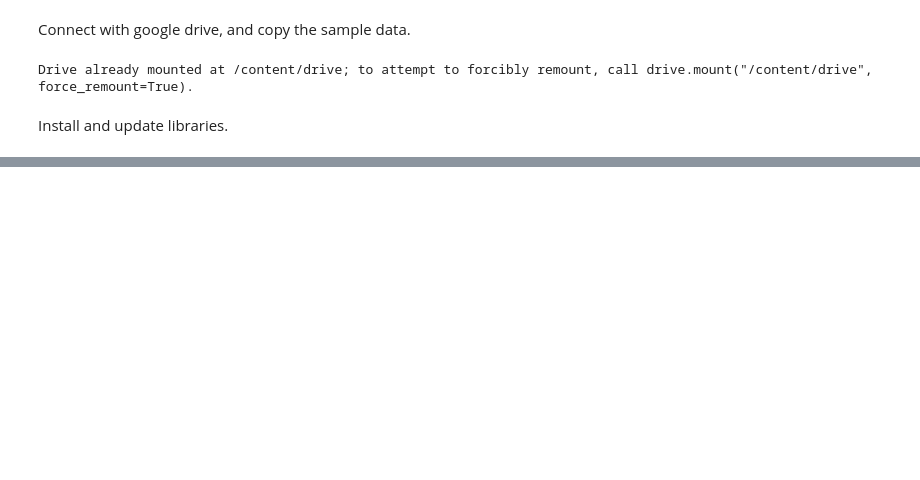
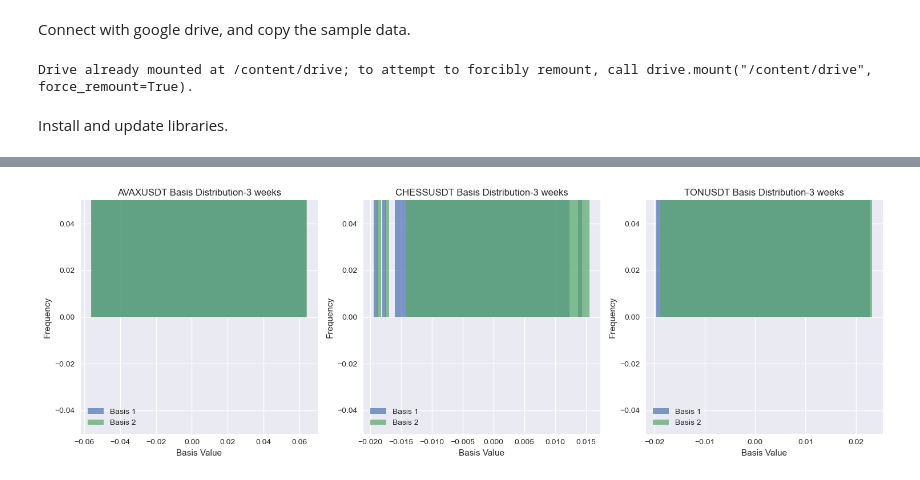
Before and after one commit to Yechang618/project_kucoin, a Jupyter notebook: kucoin_basis_visual.ipynb, the cells around one changed output, grey strips where cells are left out. Drawn from its saved outputs; the diff is of its cells as text; code cells hidden in the pictures; blank space fills up the shorter version.

```diff
--- a/kucoin_basis_visual.ipynb
+++ b/kucoin_basis_visual.ipynb
@@ -106,3 +113,54 @@ Coin:  OMUSDT
+# %%
+num_symbols = len(selected_symbols)
+num_cols = 3  # Adjust the number of columns as needed
+num_rows = (num_symbols + num_cols - 1) // num_cols
+
+fig, axes = plt.subplots(num_rows, num_cols, figsize=(15, num_rows * 5))
+axes = axes.flatten() # Flatten the array of axes for easy iteration
+
+# Find the global maximum frequency across all histograms
+max_frequency = 0
+for symbol in selected_symbols:
+    df_symbol = globals().get(f'df_drop_duration_{symbol}')
+
+    if df_symbol is not None and not df_symbol.empty:
+        # Get histogram data without plotting
+        basis1_col = f'{symbol}.basis1'
+        basis2_col = f'{symbol}.basis2'
+        if basis1_col in df_basis.columns:
+            counts1, bins1 = np.histogram(df_basis[basis1_col].dropna(), bins=50)
+            max_frequency = max(max_frequency, counts1.max() if counts1.size > 0 else 0)
+        if basis2_col in df_basis.columns:
+            counts2, bins2 = np.histogram(df_basis[basis2_col].dropna(), bins=50)
+            max_frequency = max(max_frequency, counts2.max() if counts2.size > 0 else 0)
+
+
+for i, symbol in enumerate(selected_symbols):
+    ax = axes[i]
+    basis1_col = f'{symbol}.basis1'
+    basis2_col = f'{symbol}.basis2'
+
+    if basis1_col in df_basis.columns:
+        ax.hist(df_basis[basis1_col].dropna(), bins=50, alpha=0.7, label='Basis 1')
+    if basis2_col in df_basis.columns:
+        ax.hist(df_basis[basis2_col].dropna(), bins=50, alpha=0.7, label='Basis 2')
+
+    ax.set_title(f'{symbol} Basis Distribution-' + label)
+    ax.set_xlabel('Basis Value')
+    ax.set_ylabel('Frequency')
+    ax.legend()
+    ax.grid(True)
+    ax.set_ylim(0, max_frequency * 1.1) # Set consistent y-axis limits with a small buffer
+
+
+# Hide any unused subplots
+for j in range(i + 1, len(axes)):
+    fig.delaxes(axes[j])
+
+plt.tight_layout()
+plt.show()
+# %% [output]
+[figure, added]
 # %%
 display(df_basis.describe())
 # %% [output]
```
Also changed, not shown: parts of 12 cells of this notebook, 1 other file.
